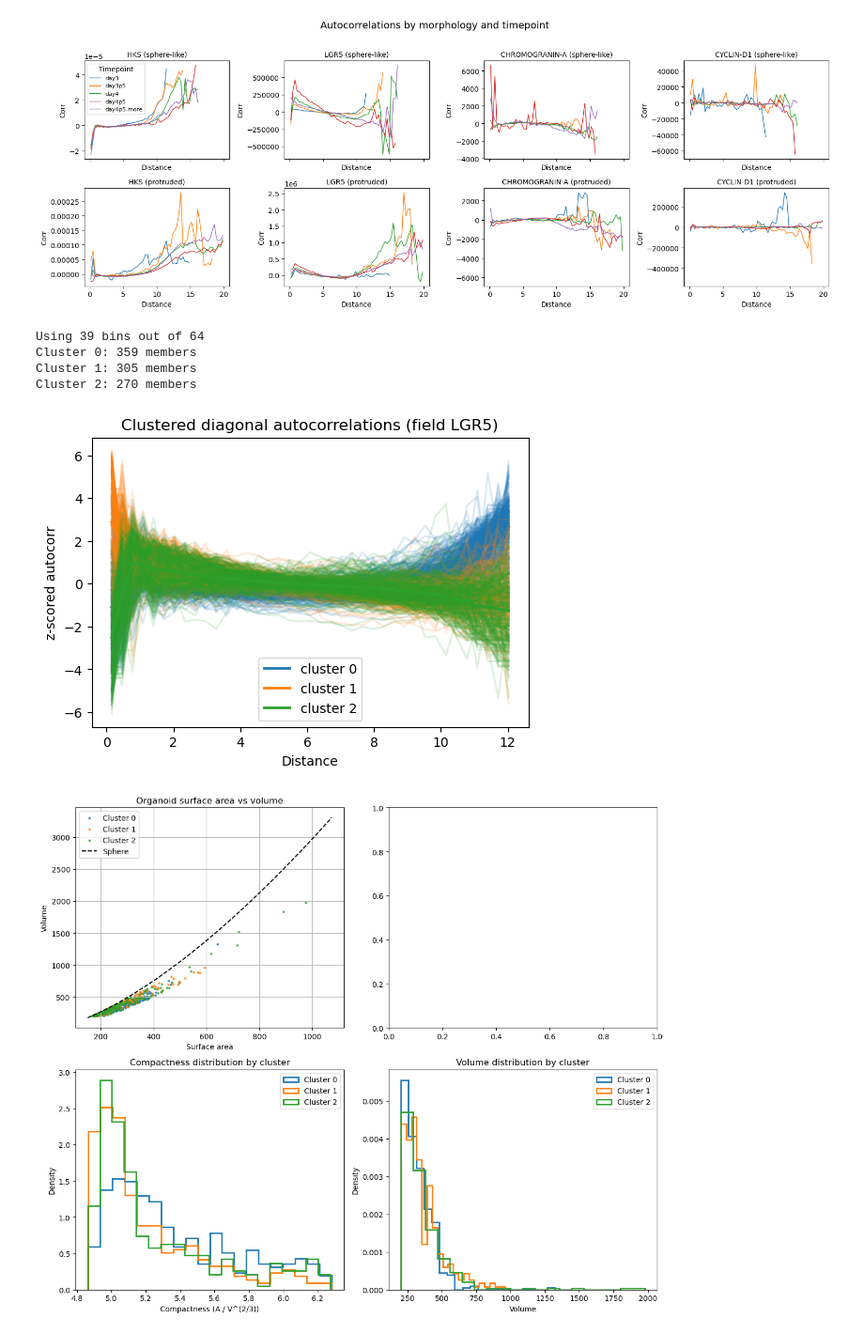
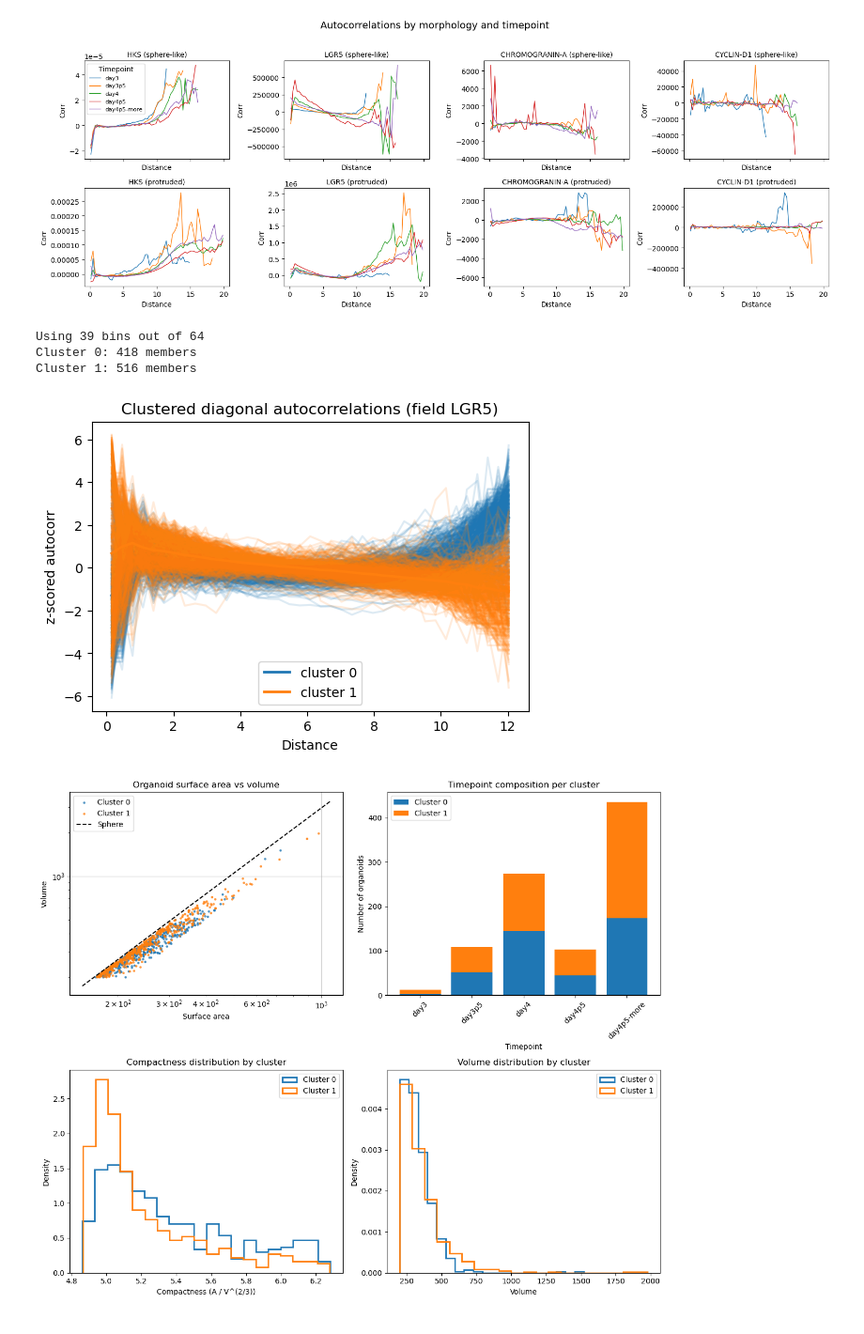
Before and after one commit to fskovbo/SphericalHarmonics, a Jupyter notebook: calc_2point_corr_ensemble full.ipynb, the cells around one changed output. Shown at 94% size. Drawn from its saved outputs; the diff is of its cells as text; code cells hidden in the pictures.

Commit message:
Prepared plots for meeting

```diff
--- a/calc_2point_corr_ensemble full.ipynb
+++ b/calc_2point_corr_ensemble full.ipynb
@@ -323,7 +323,7 @@ ax = axes[0]
 for tp, res in results.items():
     tot_area_all = res["tot_area"]
     tot_volume_all = res["tot_volume"]
-    ax.scatter(tot_area_all, tot_volume_all, s=5, alpha=0.7, label=tp)
+    ax.scatter(tot_area_all, tot_volume_all, s=5, alpha=0.5, label=tp)
 
 # Reference curve: sphere relation
 all_area = np.concatenate([res["tot_area"] for res in results.values()])
@@ -336,6 +336,8 @@ ax.plot(A_range, V_sphere, 'k--', label=r"Sphere: $V = A^{3/2} / (6\sqrt{\pi})$"
 
 ax.set_xlabel("Surface area")
 ax.set_ylabel("Volume")
+ax.set_xscale("log")
+ax.set_yscale("log")
 ax.set_title("Organoid surface area vs volume")
 ax.legend()
 ax.grid(True)
@@ -479,7 +481,7 @@ for tp, res in results.items():
 C_all_cat = np.vstack(C_all_list)  # (N_total, B)
 
 # Run clustering
-km, labels, mask_bins, Cz = cluster_correlations(C_all_cat, k=3, threshold=0.8)
+km, labels, mask_bins, Cz = cluster_correlations(C_all_cat, k=2, threshold=0.8)
 
 # Plot clusters
 centroids = km.cluster_centers_
@@ -503,25 +505,31 @@ plt.legend()
 plt.show()
 # %% [output]
 Using 39 bins out of 64
-Cluster 0: 359 members
-Cluster 1: 305 members
-Cluster 2: 270 members
+Cluster 0: 418 members
+Cluster 1: 516 members
-[figure, old version]
+[figure, new version]
 # %%
 tot_area_list = []
 tot_volume_list = []
+timepoint_indices = []   # keep track of global indices per timepoint
 
-# Collect areas and volumes for organoids included in clustering
+start = 0
 for tp, res in results.items():
     tot_volume = res["tot_volume"]
     mask = tot_volume > vol_min
-    if np.any(mask):
+    n_org = np.sum(mask)
+    if n_org > 0:
         tot_area_list.append(res["tot_area"][mask])
         tot_volume_list.append(tot_volume[mask])
 
+        # store global indices for this timepoint
+        idx_global = np.arange(start, start + n_org)
+        timepoint_indices.append(idx_global)
+
+        start += n_org
+
 tot_area_cat = np.concatenate(tot_area_list)
 tot_volume_cat = np.concatenate(tot_volume_list)
-
 
 # --- compute compactness ---
 compactness_cat = tot_area_cat / (tot_volume_cat ** (2/3))
@@ -533,74 +541,68 @@ axes = axes.flatten()
 # 1) Scatter plot of area vs volume colored by cluster
 for c in range(km.n_clusters):
     axes[0].scatter(
-        tot_area_cat[labels==c], tot_volume_cat[labels==c],
+        tot_area_cat[labels == c], tot_volume_cat[labels == c],
         alpha=0.7, label=f"Cluster {c}", s=5
     )
 A_range = np.linspace(tot_area_cat.min()*0.9, tot_area_cat.max()*1.1, 200)
 V_sphere = (1.0 / (6.0 * np.sqrt(np.pi))) * (A_range**1.5)
 axes[0].plot(A_range, V_sphere, 'k--', label=r"Sphere")
+axes[0].set_yscale("log")
+axes[0].set_xscale("log")
 axes[0].set_xlabel("Surface area")
 axes[0].set_ylabel("Volume")
 axes[0].set_title("Organoid surface area vs volume")
 axes[0].legend()
 axes[0].grid(True)
 
-# 2) Timepoint composition within each cluster
-# --- stacked bar of cluster composition per timepoint ---
-# timepoints_list = list(results.keys())
-# cluster_counts = np.zeros((len(timepoints_list), km.n_clusters), dtype=int)
+# 2) Timepoint composition within each cluster (stacked bar)
+timepoints_list = list(results.keys())
+cluster_counts = np.zeros((len(timepoints_list), km.n_clusters), dtype=int)
 
-# # fill counts
-# for i, tp in enumerate(timepoints_list):
-#     res = results[tp]
-#     tot_volume = res["tot_volume"]
-#     mask = tot_volume > vol_min
-#     # indices of organoids for this timepoint (after vol_min filter)
-#     idx_tp = np.arange(len(tot_volume))[mask]
-#     # count cluster membership
-#     for c in range(km.n_clusters):
-#         cluster_counts[i, c] = np.sum(labels[idx_tp] == c)
+for i, idx_global in enumerate(timepoint_indices):
+    tp_labels = labels[idx_global]   # correct global labels for this timepoint
+    for c in range(km.n_clusters):
+        cluster_counts[i, c] = np.sum(tp_labels == c)
 
-# # plot stacked bar
-# bottom = np.zeros(len(timepoints_list), dtype=int)
-# colors = plt.cm.tab10.colors[:km.n_clusters]
+bottom = np.zeros(len(timepoints_list), dtype=int)
+colors = plt.cm.tab10.colors[:km.n_clusters]
+for c in range(km.n_clusters):
+    axes[1].bar(timepoints_list, cluster_counts[:, c], bottom=bottom,
+                color=colors[c], label=f"Cluster {c}")
+    bottom += cluster_counts[:, c]
 
-# for c in range(km.n_clusters):
-#     axes[1].bar(timepoints_list, cluster_counts[:, c], bottom=bottom, color=colors[c], label=f"Cluster {c}")
-#     bottom += cluster_counts[:, c]
-
-# axes[1].set_xlabel("Timepoint")
-# axes[1].set_ylabel("Number of organoids")
-# axes[1].set_title("Timepoint composition per cluster")
-# axes[1].legend()
-# axes[1].tick_params(axis='x', rotation=45)
+axes[1].set_xlabel("Timepoint")
+axes[1].set_ylabel("Number of organoids")
+axes[1].set_title("Timepoint composition per cluster")
+axes[1].legend()
+axes[1].tick_params(axis='x', rotation=45)
 
 # 3) Histogram of compactness per cluster
 for c in range(km.n_clusters):
     axes[2].hist(
-        compactness_cat[labels==c], bins=20,
+        compactness_cat[labels == c], bins=20,
         density=True, histtype='step', lw=2, label=f"Cluster {c}"
     )
 axes[2].set_xlabel("Compactness (A / V^(2/3))")
 axes[2].set_ylabel("Density")
 axes[2].set_title("Compactness distribution by cluster")
 axes[2].legend()
 
 # 4) Histogram of volume per cluster
 for c in range(km.n_clusters):
     axes[3].hist(
-        tot_volume_cat[labels==c], bins=20,
+        tot_volume_cat[labels == c], bins=20,
         density=True, histtype='step', lw=2, label=f"Cluster {c}"
     )
 axes[3].set_xlabel("Volume")
 axes[3].set_ylabel("Density")
 axes[3].set_title("Volume distribution by cluster")
 axes[3].legend()
 
 plt.tight_layout()
 plt.show()
 # %% [output]
-[figure, old version]
+[figure, new version]
 # %%
 # --- Concatenate clustered organoids from all timepoints ---
 all_corr_list = []
```
Also changed, not shown: parts of 7 cells of this notebook, 1 other file.
